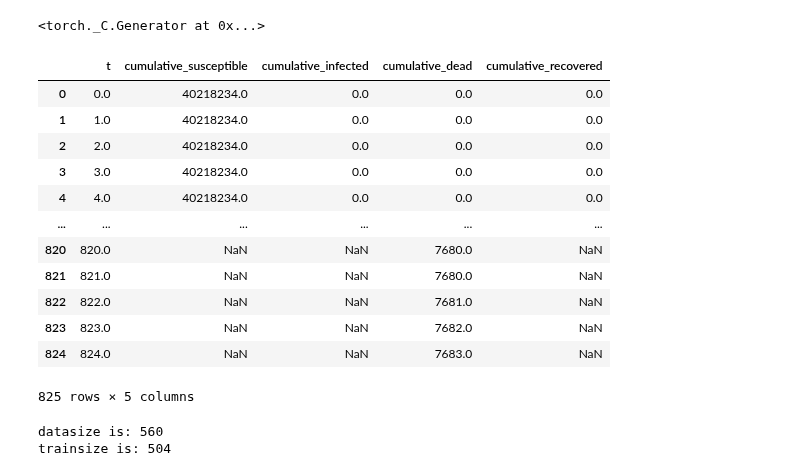
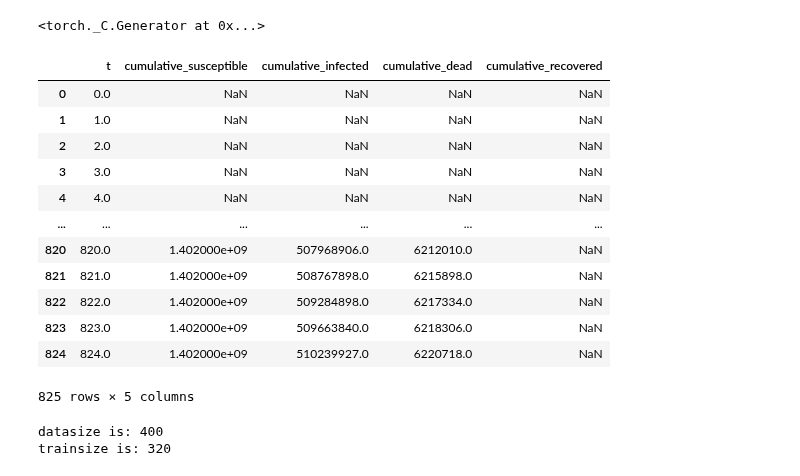
Before and after one commit to jhgoblue/covid-19-pbl, a Jupyter notebook: dinn-sird-baseline.ipynb, the cells around one changed output. Cells and saved outputs as stored; diff of their text form; code cells hidden in the pictures.

```diff
--- a/dinn-sird-baseline.ipynb
+++ b/dinn-sird-baseline.ipynb
@@ -19,23 +19,24 @@ torch.manual_seed(1234)
 # %%
 #read data
 
-covid_cumulative_cases = pd.read_csv('../input/fork-of-sidrv-data-organnize/covid_real_data_cumulative_cases.csv', delimiter=',') #in the form of [t,S,I,D,R。。。]
+covid_cumulative_cases = pd.read_csv('../input/prc-wuhan/China_Wuhan_Outbreak.csv', delimiter=',') #in the form of [t,S,I,D,R。。。]
 covid_cumulative_cases.columns = ['t', 'cumulative_susceptible','cumulative_infected', 'cumulative_dead', 'cumulative_recovered'] #rename columns
 covid_cumulative_cases['t'] = covid_cumulative_cases['t'].astype(float)
+#covid_cumulative_cases = covid_cumulative_cases[9:]
 covid_cumulative_cases
 # %% [output]
 |  | t | cumulative_susceptible | cumulative_infected | cumulative_dead | cumulative_recovered |
-| 0 | 0.0 | 40218234.0 | 0.0 | 0.0 | 0.0 |
-| 1 | 1.0 | 40218234.0 | 0.0 | 0.0 | 0.0 |
-| 2 | 2.0 | 40218234.0 | 0.0 | 0.0 | 0.0 |
-| 3 | 3.0 | 40218234.0 | 0.0 | 0.0 | 0.0 |
-| 4 | 4.0 | 40218234.0 | 0.0 | 0.0 | 0.0 |
+| 0 | 0.0 | NaN | NaN | NaN | NaN |
+| 1 | 1.0 | NaN | NaN | NaN | NaN |
+| 2 | 2.0 | NaN | NaN | NaN | NaN |
+| 3 | 3.0 | NaN | NaN | NaN | NaN |
+| 4 | 4.0 | NaN | NaN | NaN | NaN |
 | ... | ... | ... | ... | ... | ... |
-| 820 | 820.0 | NaN | NaN | 7680.0 | NaN |
-| 821 | 821.0 | NaN | NaN | 7680.0 | NaN |
-| 822 | 822.0 | NaN | NaN | 7681.0 | NaN |
-| 823 | 823.0 | NaN | NaN | 7682.0 | NaN |
-| 824 | 824.0 | NaN | NaN | 7683.0 | NaN |
+| 820 | 820.0 | 1.402000e+09 | 507968906.0 | 6212010.0 | NaN |
+| 821 | 821.0 | 1.402000e+09 | 508767898.0 | 6215898.0 | NaN |
+| 822 | 822.0 | 1.402000e+09 | 509284898.0 | 6217334.0 | NaN |
+| 823 | 823.0 | 1.402000e+09 | 509663840.0 | 6218306.0 | NaN |
+| 824 | 824.0 | 1.402000e+09 | 510239927.0 | 6220718.0 | NaN |
 825 rows × 5 columns
 # %%
 cumulative_susceptible = []
@@ -45,9 +46,9 @@ cumulative_recovered = []
 timesteps = []
 
 # set the dataset here !
-DAYS = 560
+DAYS = 400
 timestep = 0
-ratio = 0.9
+ratio = 0.8
 
 d1 = covid_cumulative_cases['cumulative_susceptible'][:DAYS]
 d2 = covid_cumulative_cases['cumulative_infected'][:DAYS]
@@ -76,8 +77,8 @@ trainsize = int(datasize * ratio)
 print('datasize is:',datasize)
 print('trainsize is:',trainsize)
 # %% [output]
-datasize is: 560
-trainsize is: 504
+datasize is: 400
+trainsize is: 320
 # %%
 fig = plt.figure(figsize=(10,10))
 
```
Also changed, not shown: parts of 7 cells of this notebook.
